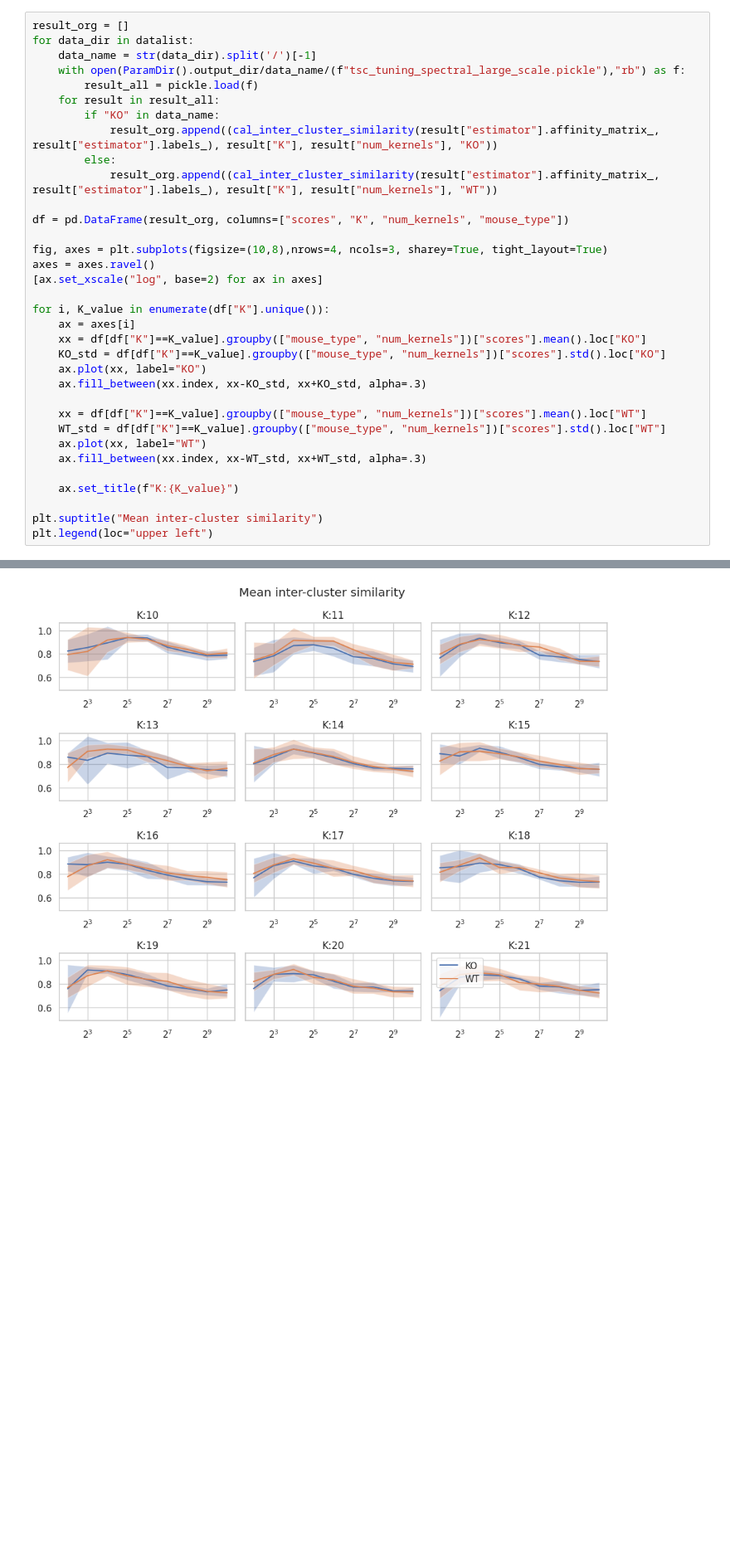
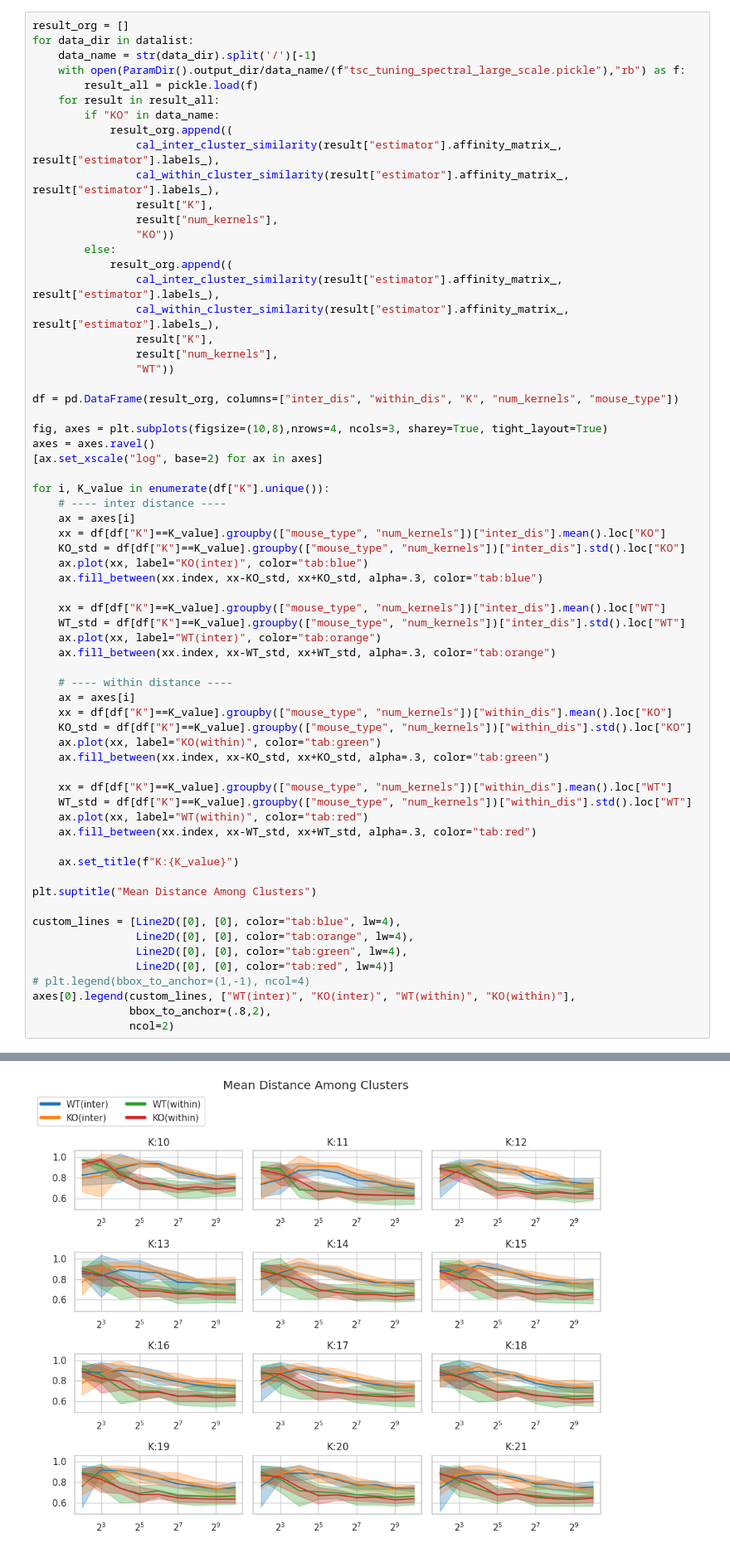
Before and after one commit to kisaragiRY/decoding-DG, a Jupyter notebook: notebooks/3-decoding-model/2-classification/3-time-series-classification/2-pre-training/02-effect-of-data-param.ipynb, the cells around one changed output, grey strips where cells are left out. Shown: that part at 83% size. Cells and saved outputs as stored; diff of their text form; blank space fills up the shorter version.

Commit message:
combined the inter and within resutls into one graph #47

```diff
--- a/notebooks/3-decoding-model/2-classification/3-time-series-classification/2-pre-training/02-effect-of-data-param.ipynb
+++ b/notebooks/3-decoding-model/2-classification/3-time-series-classification/2-pre-training/02-effect-of-data-param.ipynb
@@ -161,37 +134,68 @@ def cal_within_cluster_similarity(affinity_matrix, clusters_labels):
 # %%
 result_org = []
 for data_dir in datalist:
     data_name = str(data_dir).split('/')[-1]
     with open(ParamDir().output_dir/data_name/(f"tsc_tuning_spectral_large_scale.pickle"),"rb") as f:
         result_all = pickle.load(f)
     for result in result_all:
         if "KO" in data_name:
-            result_org.append((cal_inter_cluster_similarity(result["estimator"].affinity_matrix_, result["estimator"].labels_), result["K"], result["num_kernels"], "KO"))
+            result_org.append((
+                cal_inter_cluster_similarity(result["estimator"].affinity_matrix_, result["estimator"].labels_),
+                cal_within_cluster_similarity(result["estimator"].affinity_matrix_, result["estimator"].labels_),
+                result["K"],
+                result["num_kernels"],
+                "KO"))
         else:
-            result_org.append((cal_inter_cluster_similarity(result["estimator"].affinity_matrix_, result["estimator"].labels_), result["K"], result["num_kernels"], "WT"))
+            result_org.append((
+                cal_inter_cluster_similarity(result["estimator"].affinity_matrix_, result["estimator"].labels_),
+                cal_within_cluster_similarity(result["estimator"].affinity_matrix_, result["estimator"].labels_),
+                result["K"],
+                result["num_kernels"],
+                "WT"))
 
-df = pd.DataFrame(result_org, columns=["scores", "K", "num_kernels", "mouse_type"])
+df = pd.DataFrame(result_org, columns=["inter_dis", "within_dis", "K", "num_kernels", "mouse_type"])
 
 fig, axes = plt.subplots(figsize=(10,8),nrows=4, ncols=3, sharey=True, tight_layout=True)
 axes = axes.ravel()
 [ax.set_xscale("log", base=2) for ax in axes]
 
 for i, K_value in enumerate(df["K"].unique()):
+    # ---- inter distance ----
     ax = axes[i]
-    xx = df[df["K"]==K_value].groupby(["mouse_type", "num_kernels"])["scores"].mean().loc["KO"]
-    KO_std = df[df["K"]==K_value].groupby(["mouse_type", "num_kernels"])["scores"].std().loc["KO"]
-    ax.plot(xx, label="KO")
-    ax.fill_between(xx.index, xx-KO_std, xx+KO_std, alpha=.3)
+    xx = df[df["K"]==K_value].groupby(["mouse_type", "num_kernels"])["inter_dis"].mean().loc["KO"]
+    KO_std = df[df["K"]==K_value].groupby(["mouse_type", "num_kernels"])["inter_dis"].std().loc["KO"]
+    ax.plot(xx, label="KO(inter)", color="tab:blue")
+    ax.fill_between(xx.index, xx-KO_std, xx+KO_std, alpha=.3, color="tab:blue")
 
-    xx = df[df["K"]==K_value].groupby(["mouse_type", "num_kernels"])["scores"].mean().loc["WT"]
-    WT_std = df[df["K"]==K_value].groupby(["mouse_type", "num_kernels"])["scores"].std().loc["WT"]
-    ax.plot(xx, label="WT")
-    ax.fill_between(xx.index, xx-WT_std, xx+WT_std, alpha=.3)
+    xx = df[df["K"]==K_value].groupby(["mouse_type", "num_kernels"])["inter_dis"].mean().loc["WT"]
+    WT_std = df[df["K"]==K_value].groupby(["mouse_type", "num_kernels"])["inter_dis"].std().loc["WT"]
+    ax.plot(xx, label="WT(inter)", color="tab:orange")
+    ax.fill_between(xx.index, xx-WT_std, xx+WT_std, alpha=.3, color="tab:orange")
+
+    # ---- within distance ----
+    ax = axes[i]
+    xx = df[df["K"]==K_value].groupby(["mouse_type", "num_kernels"])["within_dis"].mean().loc["KO"]
+    KO_std = df[df["K"]==K_value].groupby(["mouse_type", "num_kernels"])["within_dis"].std().loc["KO"]
+    ax.plot(xx, label="KO(within)", color="tab:green")
+    ax.fill_between(xx.index, xx-KO_std, xx+KO_std, alpha=.3, color="tab:green")
+
+    xx = df[df["K"]==K_value].groupby(["mouse_type", "num_kernels"])["within_dis"].mean().loc["WT"]
+    WT_std = df[df["K"]==K_value].groupby(["mouse_type", "num_kernels"])["within_dis"].std().loc["WT"]
+    ax.plot(xx, label="WT(within)", color="tab:red")
+    ax.fill_between(xx.index, xx-WT_std, xx+WT_std, alpha=.3, color="tab:red")
 
     ax.set_title(f"K:{K_value}")
 
-plt.suptitle("Mean inter-cluster similarity")
-plt.legend(loc="upper left")
+plt.suptitle("Mean Distance Among Clusters")
+
+custom_lines = [Line2D([0], [0], color="tab:blue", lw=4),
+                Line2D([0], [0], color="tab:orange", lw=4),
+                Line2D([0], [0], color="tab:green", lw=4),
+                Line2D([0], [0], color="tab:red", lw=4)]
+# plt.legend(bbox_to_anchor=(1,-1), ncol=4)
+axes[0].legend(custom_lines, ["WT(inter)", "KO(inter)", "WT(within)", "KO(within)"],
+               bbox_to_anchor=(.8,2),
+               ncol=2)
 # %% [output]
 <matplotlib.legend.Legend at 0x...>
-[figure, old version]
+[figure, new version]
```
Also changed, not shown: parts of 8 cells of this notebook.
